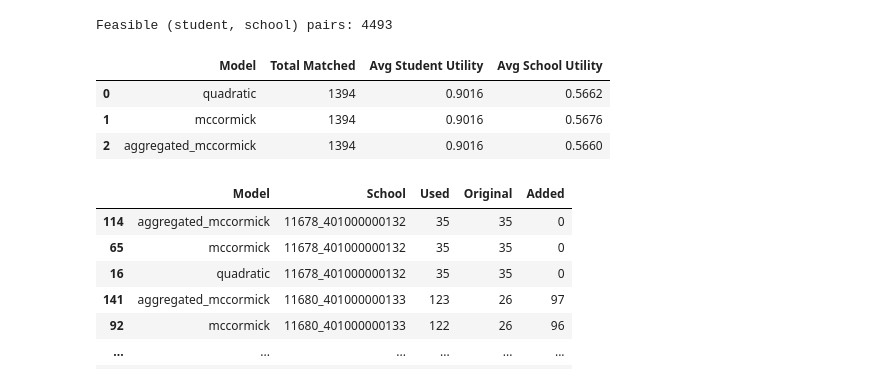
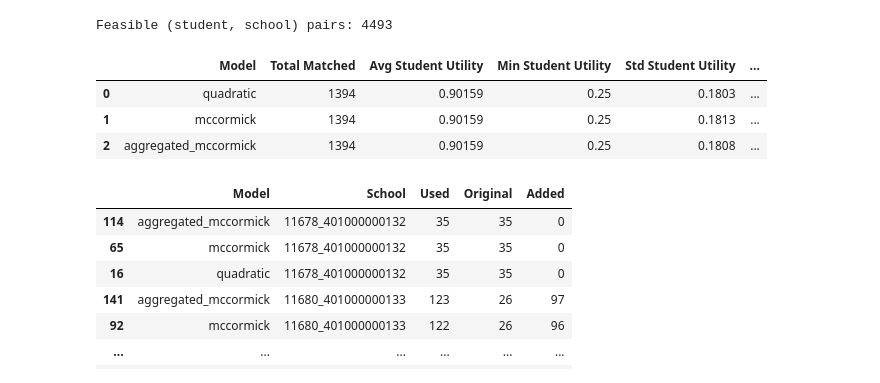
Before and after one commit to mayapowell/ORIE-5213-Final-Project, a Jupyter notebook: Discrete_Optimization_Final_Project.ipynb, the cells around one changed output. Cells and saved outputs as stored; diff of their text form; code cells hidden in the pictures.

Commit message:
added runtime and fairness metrics

```diff
--- a/Discrete_Optimization_Final_Project.ipynb
+++ b/Discrete_Optimization_Final_Project.ipynb
@@ -226,18 +226,22 @@ B = 100  # example budget
 # %% [output]
 Feasible (student, school) pairs: 4493
 # %%
+
+from IPython.display import display
+
 def build_and_solve_model(F, S, C, u, q, B, ordered_student_prefs, ordered_school_prefs, model_type):
     """
+    Builds and solves a stable matching model with optional capacity expansion.
     model_type: 'quadratic', 'mccormick', or 'aggregated_mccormick'
     """
     m = gp.Model(f"StableMatching_{model_type}")
-    m.setParam('OutputFlag', 0)
+    m.setParam('OutputFlag', 0)  # Silence solver output
 
     # Decision variables
     x = m.addVars(F, vtype=GRB.BINARY, name="x")
     t = m.addVars(C, vtype=GRB.INTEGER, lb=0, name="t")
 
-    # Objective: Maximize total student utility
+    # Objective: maximize total student utility
     m.setObjective(gp.quicksum(u[s, c] * x[s, c] for (s, c) in F), GRB.MAXIMIZE)
 
     # Constraints
@@ -249,11 +253,11 @@ def build_and_solve_model(F, S, C, u, q, B, ordered_student_prefs, ordered_schoo
 
     m.addConstr(gp.quicksum(t[c] for c in C) <= B)
 
-    M = B  # Upper bound for McCormick
+    M = B  # McCormick upper bound
 
     if model_type == 'quadratic':
         for s, c in F:
-            if c not in ordered_student_prefs[s]: continue
+            if c not in ordered_student_prefs.get(s, []): continue
             student_rank = ordered_student_prefs[s].index(c)
             better_schools = ordered_student_prefs[s][:student_rank]
 
@@ -270,14 +274,14 @@ def build_and_solve_model(F, S, C, u, q, B, ordered_student_prefs, ordered_schoo
     elif model_type == 'mccormick':
         alpha = m.addVars(F, vtype=GRB.CONTINUOUS, name="alpha")
 
-        for (s, c) in F:
+        for s, c in F:
             m.addConstr(alpha[s, c] <= M * x[s, c])
             m.addConstr(alpha[s, c] <= t[c])
             m.addConstr(alpha[s, c] >= t[c] - M * (1 - x[s, c]))
             m.addConstr(alpha[s, c] >= 0)
 
         for s, c in F:
-            if c not in ordered_student_prefs[s]: continue
+            if c not in ordered_student_prefs.get(s, []): continue
             student_rank = ordered_student_prefs[s].index(c)
             better_schools = ordered_student_prefs[s][:student_rank]
 
@@ -297,14 +301,14 @@ def build_and_solve_model(F, S, C, u, q, B, ordered_student_prefs, ordered_schoo
         beta = m.addVars(F, vtype=GRB.CONTINUOUS, name="beta")
         z = m.addVars(F, vtype=GRB.CONTINUOUS, name="z")
 
-        for (s, c) in F:
+        for s, c in F:
             m.addConstr(alpha[s, c] <= M * x[s, c])
             m.addConstr(alpha[s, c] <= t[c])
             m.addConstr(alpha[s, c] >= t[c] - M * (1 - x[s, c]))
             m.addConstr(alpha[s, c] >= 0)
 
         for s, c in F:
-            if c not in ordered_student_prefs[s]: continue
+            if c not in ordered_student_prefs.get(s, []): continue
             student_rank = ordered_student_prefs[s].index(c)
             better_schools = ordered_student_prefs[s][:student_rank]
 
@@ -312,9 +316,7 @@ def build_and_solve_model(F, S, C, u, q, B, ordered_student_prefs, ordered_schoo
             school_rank = ordered_school_prefs[c].index(s)
             better_students = ordered_school_prefs[c][:school_rank]
 
-            # z = sum of x[s,c'] over better schools
             m.addConstr(z[s, c] == gp.quicksum(x[s, c2] for c2 in better_schools if (s, c2) in F))
-
             m.addConstr(beta[s, c] <= M * z[s, c])
             m.addConstr(beta[s, c] <= t[c])
             m.addConstr(beta[s, c] >= t[c] - M * (1 - z[s, c]))
@@ -336,49 +338,58 @@ def build_and_solve_model(F, S, C, u, q, B, ordered_student_prefs, ordered_schoo
     cap_used = {c: sum(1 for (s2, c2) in matches if c2 == c) for c in C}
     cap_added = {c: int(t[c].X) for c in C}
 
-    # School utility (normalized rank of matched student)
+    student_utils = defaultdict(float)
+    for s, c in matches:
+        student_utils[s] = u.get((s, c), 0)
+
+    min_student_util = min(student_utils.values()) if student_utils else 0
+    std_student_util = np.std(list(student_utils.values())) if student_utils else 0
+
+    # Compute school utility
     v = {}
     for c, prefs in ordered_school_prefs.items():
         L = len(prefs)
         for rank, s in enumerate(prefs):
             v[(c, s)] = 1 - (rank / L)
 
-    school_utils = []
-    for s, c in matches:
-        school_utils.append(v.get((c, s), 0))
-
+    school_utils = [v.get((c, s), 0) for s, c in matches]
     avg_school_util = sum(school_utils) / len(school_utils) if school_utils else 0
 
     return {
         "model_type": model_type,
         "total_matched": num_matched,
         "avg_student_utility": avg_utility,
         "avg_school_utility": avg_school_util,
         "capacity_used": cap_used,
         "capacity_added": cap_added,
         "matches": matches,
+        "runtime": round(m.Runtime, 2),
+        "min_student_utility": round(min_student_util, 4),
+        "std_student_utility": round(std_student_util, 4),
     }
 
 # Run all three models
 results = []
 for model_type in ['quadratic', 'mccormick', 'aggregated_mccormick']:
     results.append(build_and_solve_model(F, S, C, u, q, B, ordered_student_prefs, ordered_school_prefs, model_type))
 
-# Format result summary
+# Display summary table
 summary = pd.DataFrame([{
     "Model": r["model_type"],
     "Total Matched": r["total_matched"],
-    "Avg Student Utility": round(r["avg_student_utility"], 4),
-    "Avg School Utility": round(r["avg_school_utility"], 4)
+    "Avg Student Utility": r["avg_student_utility"],
+    "Min Student Utility": r["min_student_utility"],
+    "Std Student Utility": r["std_student_utility"],
+    "Avg School Utility": r["avg_school_utility"],
+    "Runtime (s)": r["runtime"]
 } for r in results])
 
-from IPython.display import display
 display(summary)
 # %% [output]
-|  | Model | Total Matched | Avg Student Utility | Avg School Utility |
-| 0 | quadratic | 1394 | 0.9016 | 0.5662 |
-| 1 | mccormick | 1394 | 0.9016 | 0.5676 |
-| 2 | aggregated_mccormick | 1394 | 0.9016 | 0.5660 |
+|  | Model | Total Matched | Avg Student Utility | Min Student Utility | Std Student Utility | ... |
+| 0 | quadratic | 1394 | 0.90159 | 0.25 | 0.1803 | ... |
+| 1 | mccormick | 1394 | 0.90159 | 0.25 | 0.1813 | ... |
+| 2 | aggregated_mccormick | 1394 | 0.90159 | 0.25 | 0.1808 | ... |
 # %%
 # Collect all school capacity usage data across models
 school_capacity_summary = []
```
